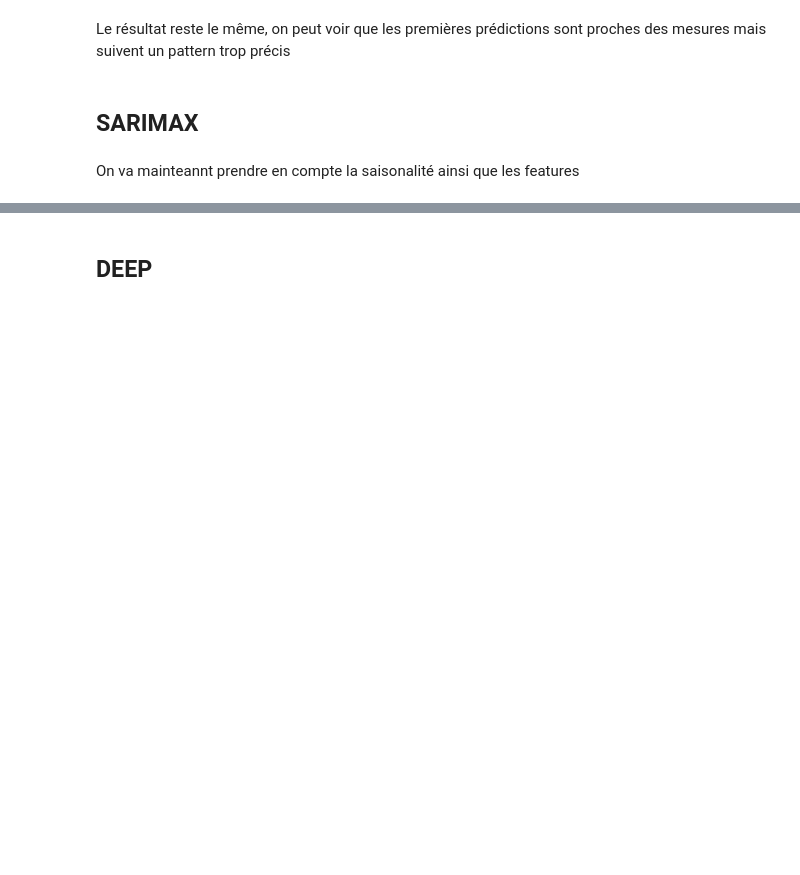
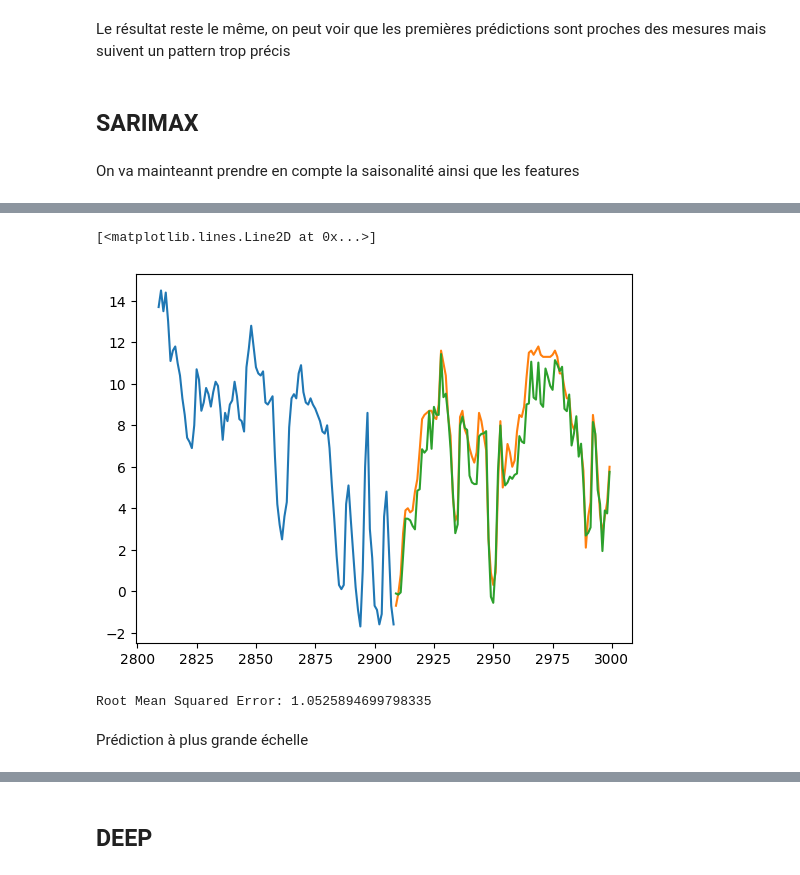
Before and after one commit to JAndretti/Projet-Time-Series-E5, a Jupyter notebook: main.ipynb, the cells around one changed output, grey strips where cells are left out. Saved outputs shown, nothing was run; the diff lists cells and outputs as text; code cells hidden in the pictures; blank space fills up the shorter version.

```diff
--- a/main.ipynb
+++ b/main.ipynb
@@ -462,0 +506,9 @@ x_test = test[col]
+# %%
+# Pour saisonalité journalière
+pdq = (1, 1, 1)
+sais =(0, 0, 0, 9)
+# %%
+model=SARIMAX(y_train,x_train,
+            order=pdq,
+            seasonal_order=sais)
+result=model.fit()
@@ -462,0 +558,18 @@ x_test = test[col]
+# %%
+predict=result.predict(start=len(y_train),
+                    end=(len(y_train)+len(y_test)-1),
+                    exog=x_test)
+# %%
+plt.plot(y_train[-100:])
+plt.plot(y_test)
+plt.plot(predict)
+# %% [output]
+[<matplotlib.lines.Line2D at 0x...>]
+[figure, added]
+# %%
+residuals = y_test - predict
+print('Root Mean Squared Error:', np.sqrt(np.mean(residuals**2)))
+# %% [output]
+Root Mean Squared Error: 1.0525894699798335
+# %% [markdown]
+Prédiction à plus grande échelle
```
Also changed, not shown: parts of 28 cells of this notebook.
